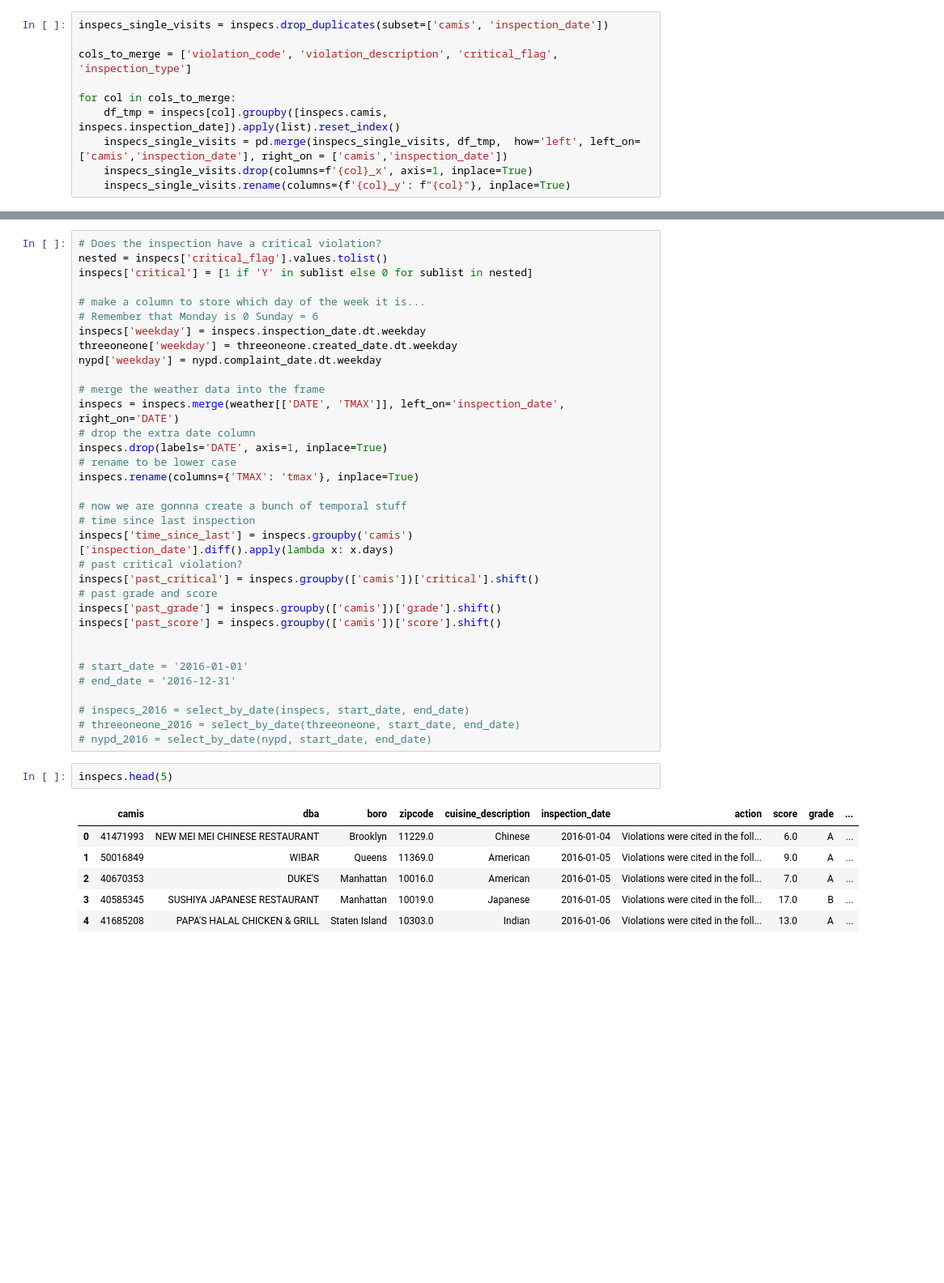
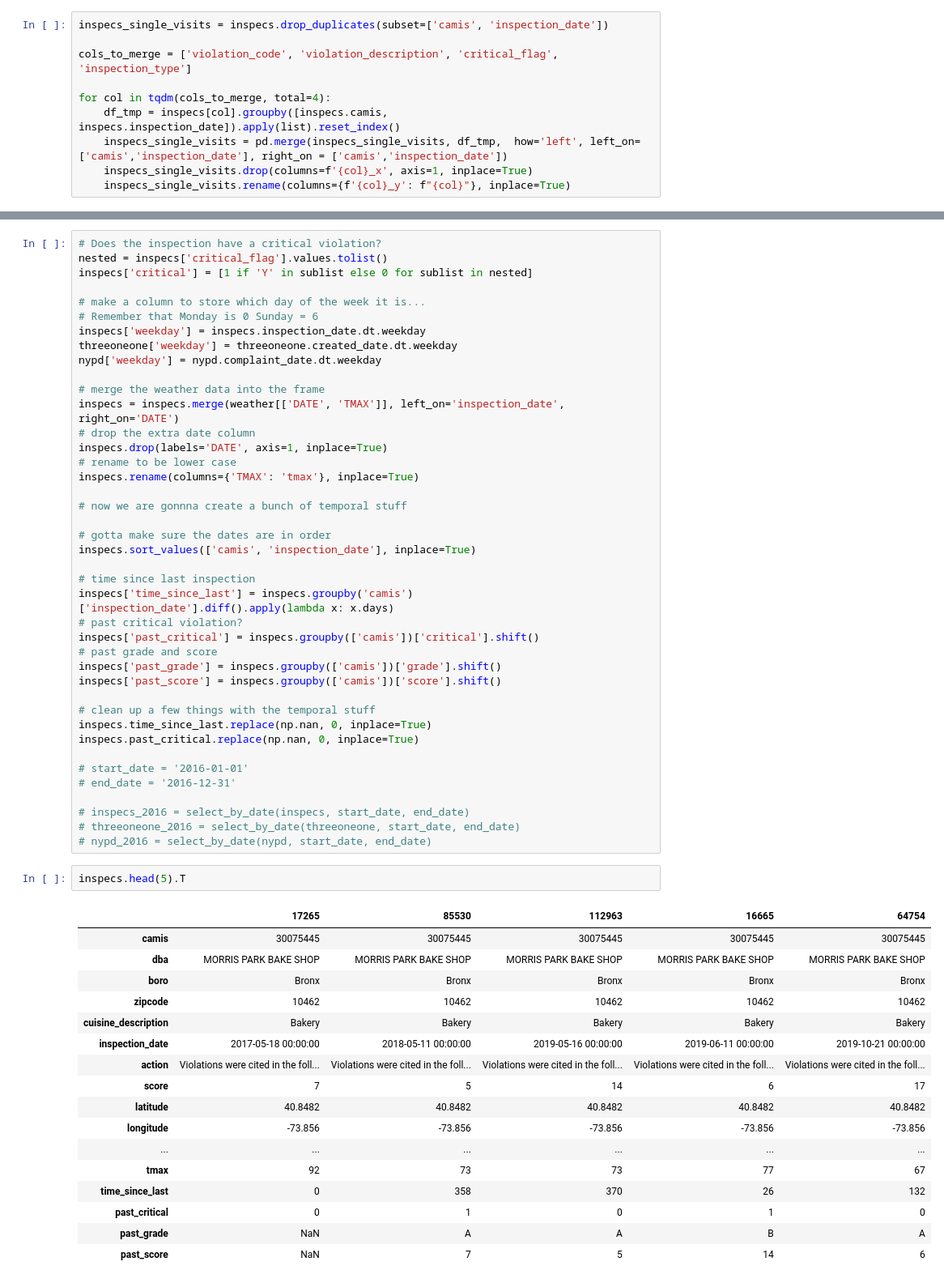
Before and after one commit to boada/inspectorAI, a Jupyter notebook: 03. Initial ETL.ipynb, the cells around one changed output, grey strips where cells are left out. Shown: that part at 81% size. Cells and saved outputs as stored; diff of their text form; blank space fills up the shorter version.

```diff
--- a/03. Initial ETL.ipynb
+++ b/03. Initial ETL.ipynb
@@ -26,7 +30,7 @@ inspecs_single_visits = inspecs.drop_duplicates(subset=['camis', 'inspection_dat
 
 cols_to_merge = ['violation_code', 'violation_description', 'critical_flag', 'inspection_type']
 
-for col in cols_to_merge:
+for col in tqdm(cols_to_merge, total=4):
     df_tmp = inspecs[col].groupby([inspecs.camis, inspecs.inspection_date]).apply(list).reset_index()
     inspecs_single_visits = pd.merge(inspecs_single_visits, df_tmp,  how='left', left_on=['camis','inspection_date'], right_on = ['camis','inspection_date'])
     inspecs_single_visits.drop(columns=f'{col}_x', axis=1, inplace=True)
@@ -82,6 +88,10 @@ inspecs.drop(labels='DATE', axis=1, inplace=True)
 inspecs.rename(columns={'TMAX': 'tmax'}, inplace=True)
 
 # now we are gonnna create a bunch of temporal stuff
+
+# gotta make sure the dates are in order
+inspecs.sort_values(['camis', 'inspection_date'], inplace=True)
+
 # time since last inspection
 inspecs['time_since_last'] = inspecs.groupby('camis')['inspection_date'].diff().apply(lambda x: x.days)
 # past critical violation?
@@ -90,6 +100,9 @@ inspecs['past_critical'] = inspecs.groupby(['camis'])['critical'].shift()
 inspecs['past_grade'] = inspecs.groupby(['camis'])['grade'].shift()
 inspecs['past_score'] = inspecs.groupby(['camis'])['score'].shift()
 
+# clean up a few things with the temporal stuff
+inspecs.time_since_last.replace(np.nan, 0, inplace=True)
+inspecs.past_critical.replace(np.nan, 0, inplace=True)
 
 # start_date = '2016-01-01'
 # end_date = '2016-12-31'
@@ -98,11 +111,22 @@ inspecs['past_score'] = inspecs.groupby(['camis'])['score'].shift()
 # threeoneone_2016 = select_by_date(threeoneone, start_date, end_date)
 # nypd_2016 = select_by_date(nypd, start_date, end_date)
 # %%
-inspecs.head(5)
+inspecs.head(5).T
 # %% [output]
-|  | camis | dba | boro | zipcode | cuisine_description | inspection_date | action | score | grade | ... |
-| 0 | 41471993 | NEW MEI MEI CHINESE RESTAURANT | Brooklyn | 11229.0 | Chinese | 2016-01-04 | Violations were cited in the foll... | 6.0 | A | ... |
-| 1 | 50016849 | WIBAR | Queens | 11369.0 | American | 2016-01-05 | Violations were cited in the foll... | 9.0 | A | ... |
-| 2 | 40670353 | DUKE'S | Manhattan | 10016.0 | American | 2016-01-05 | Violations were cited in the foll... | 7.0 | A | ... |
-| 3 | 40585345 | SUSHIYA JAPANESE RESTAURANT | Manhattan | 10019.0 | Japanese | 2016-01-05 | Violations were cited in the foll... | 17.0 | B | ... |
-| 4 | 41685208 | PAPA'S HALAL CHICKEN & GRILL | Staten Island | 10303.0 | Indian | 2016-01-06 | Violations were cited in the foll... | 13.0 | A | ... |
+|  | 17265 | 85530 | 112963 | 16665 | 64754 |
+| camis | 30075445 | 30075445 | 30075445 | 30075445 | 30075445 |
+| dba | MORRIS PARK BAKE SHOP | MORRIS PARK BAKE SHOP | MORRIS PARK BAKE SHOP | MORRIS PARK BAKE SHOP | MORRIS PARK BAKE SHOP |
+| boro | Bronx | Bronx | Bronx | Bronx | Bronx |
+| zipcode | 10462 | 10462 | 10462 | 10462 | 10462 |
+| cuisine_description | Bakery | Bakery | Bakery | Bakery | Bakery |
+| inspection_date | 2017-05-18 00:00:00 | 2018-05-11 00:00:00 | 2019-05-16 00:00:00 | 2019-06-11 00:00:00 | 2019-10-21 00:00:00 |
+| action | Violations were cited in the foll... | Violations were cited in the foll... | Violations were cited in the foll... | Violations were cited in the foll... | Violations were cited in the foll... |
+| score | 7 | 5 | 14 | 6 | 17 |
+| latitude | 40.8482 | 40.8482 | 40.8482 | 40.8482 | 40.8482 |
+| longitude | -73.856 | -73.856 | -73.856 | -73.856 | -73.856 |
+| ... | ... | ... | ... | ... | ... |
+| tmax | 92 | 73 | 73 | 77 | 67 |
+| time_since_last | 0 | 358 | 370 | 26 | 132 |
+| past_critical | 0 | 1 | 0 | 1 | 0 |
+| past_grade | NaN | A | A | B | A |
+| past_score | NaN | 7 | 5 | 14 | 6 |
```
Also changed, not shown: parts of 33 cells of this notebook, 1 other file.
